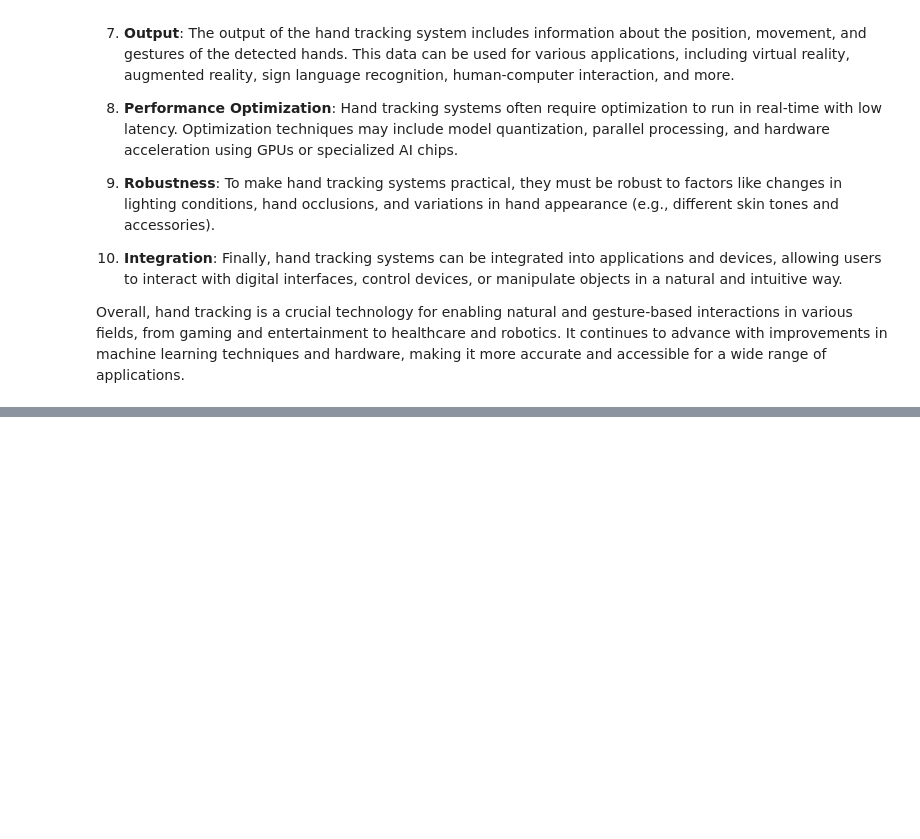
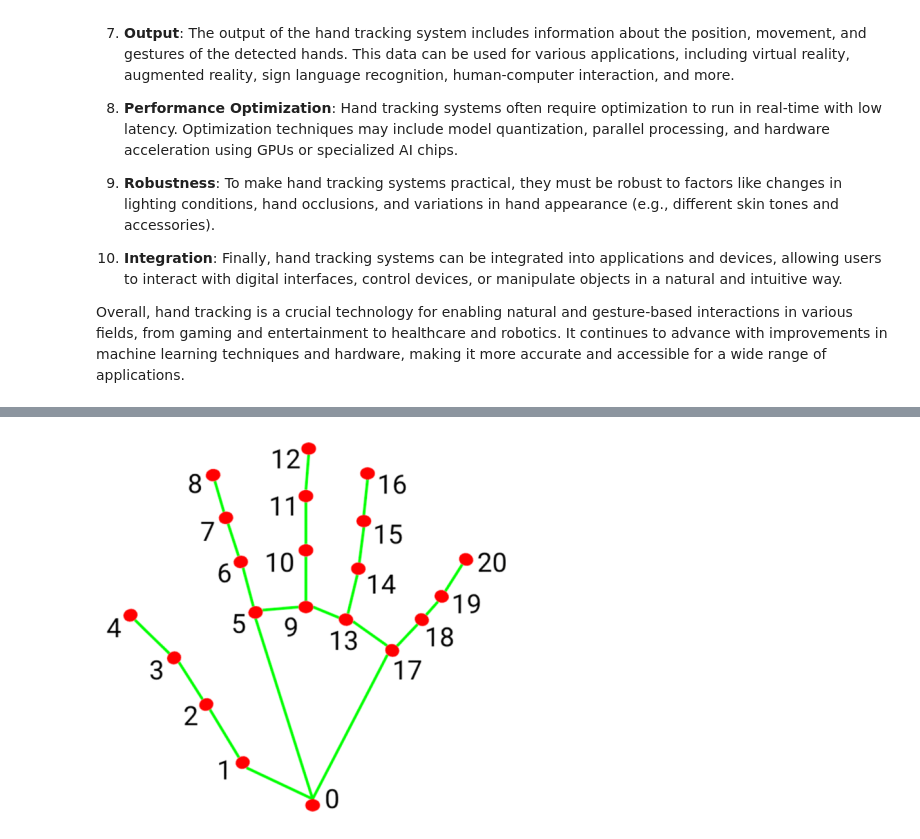
Before and after one commit to Ahmad10Raza/HandTrackingModule, a Jupyter notebook: Hand Tracking.ipynb, the cells around one changed output, grey strips where cells are left out. Cells and saved outputs as stored; diff of their text form; code cells hidden in the pictures; blank space fills up the shorter version.

```diff
--- a/Hand Tracking.ipynb
+++ b/Hand Tracking.ipynb
@@ -96,0 +83,8 @@ This code demonstrates a basic hand tracking setup using MediaPipe and OpenCV. Y
+# %%
+image=cv2.imread('hand_2.png')
+image_rgb=cv2.cvtColor(image,cv2.COLOR_BGR2RGB)
+plt.imshow(image_rgb)
+plt.axis('off')
+plt.show()
+# %% [output]
+[figure, added]
```
Also changed, not shown: parts of 12 cells of this notebook, 4 other files.
